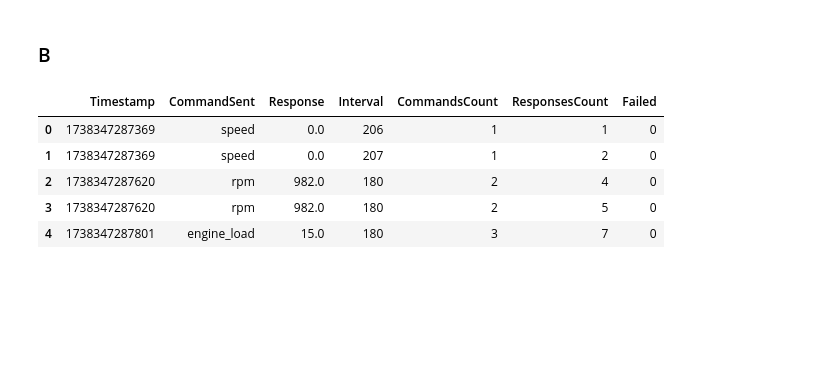
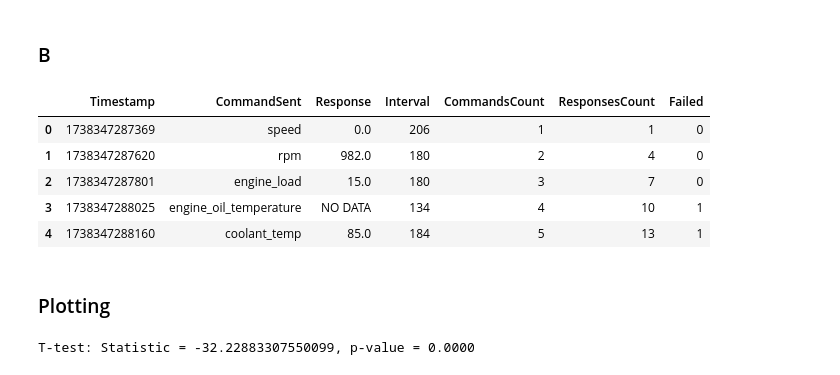
Before and after one commit to conect2ai/SBRC2025-App2Car, a Jupyter notebook: analysis.ipynb, the cells around one changed output. Saved outputs shown, nothing was run; the diff lists cells and outputs as text; code cells hidden in the pictures; blank space fills up the shorter version.

```diff
--- a/analysis.ipynb
+++ b/analysis.ipynb
@@ -156,11 +201,15 @@ tcross_a.head()
 # %%
 tcross_b = pd.read_csv("./data/B/TCROSS_B_2025-01-31T18_25_15.916263Z-debug.csv")
 
+tcross_b = tcross_b.iloc[::2].reset_index(drop=True)
+
 tcross_b.head()
 # %% [output]
 |  | Timestamp | CommandSent | Response | Interval | CommandsCount | ResponsesCount | Failed |
 | 0 | 1738347287369 | speed | 0.0 | 206 | 1 | 1 | 0 |
-| 1 | 1738347287369 | speed | 0.0 | 207 | 1 | 2 | 0 |
-| 2 | 1738347287620 | rpm | 982.0 | 180 | 2 | 4 | 0 |
-| 3 | 1738347287620 | rpm | 982.0 | 180 | 2 | 5 | 0 |
-| 4 | 1738347287801 | engine_load | 15.0 | 180 | 3 | 7 | 0 |
+| 1 | 1738347287620 | rpm | 982.0 | 180 | 2 | 4 | 0 |
+| 2 | 1738347287801 | engine_load | 15.0 | 180 | 3 | 7 | 0 |
+| 3 | 1738347288025 | engine_oil_temperature | NO DATA | 134 | 4 | 10 | 1 |
+| 4 | 1738347288160 | coolant_temp | 85.0 | 184 | 5 | 13 | 1 |
+# %% [markdown]
+### Plotting
@@ -166,0 +219,5 @@ tcross_b.head()
+# %%
+t_stat, t_p_value = stats.ttest_ind(tcross_a_intervals, tcross_b_intervals, equal_var=False)
+print(f"T-test: Statistic = {t_stat}, p-value = {t_p_value:.4f}")
+# %% [output]
+T-test: Statistic = -32.22883307550099, p-value = 0.0000
```
Also changed, not shown: parts of 25 cells of this notebook.
